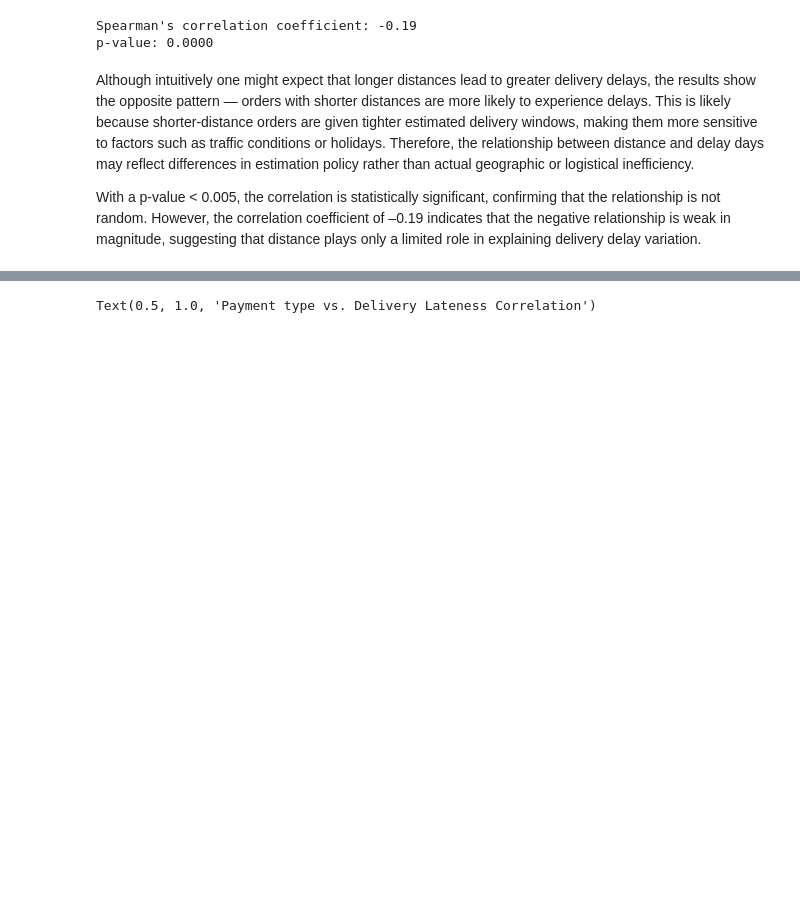
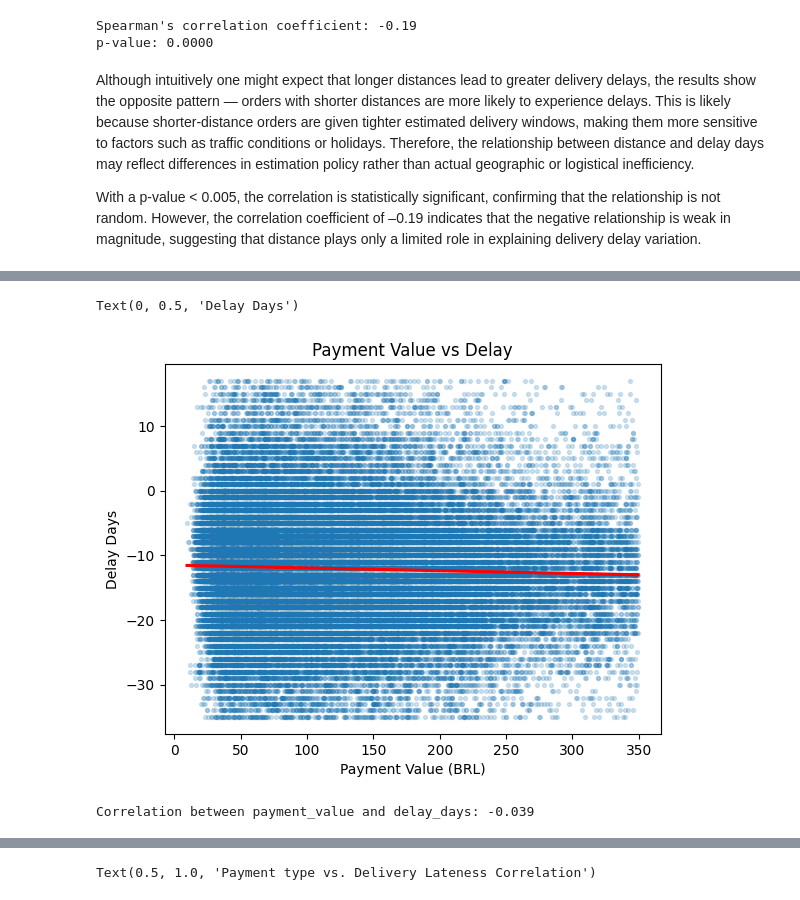
Before and after one commit to YunhuiDong/olist-delivery-satisfaction-team18, a Jupyter notebook: EDA.ipynb, the cells around one changed output, grey strips where cells are left out. Cells and saved outputs as stored; diff of their text form; code cells hidden in the pictures; blank space fills up the shorter version.

```diff
--- a/EDA.ipynb
+++ b/EDA.ipynb
@@ -666,0 +735,24 @@ suggesting that distance plays only a limited role in explaining delivery delay
+# %%
+# payment amount vs. Late delivery
+# Geographic distance between sellers and customers, and the delay days between estimated and actual delivery dates.
+
+price_delay_df = delivery_df.loc[delivery_df['payment_value'] < 6000, ['payment_value', 'delay_days']]
+
+sns.regplot(
+    data=price_delay_df,
+    x='payment_value',
+    y='delay_days',
+    scatter_kws={'alpha': 0.2, 's': 8},
+    line_kws={'color': 'red'}
+)
+plt.title('Payment Value vs Delay')
+plt.xlabel('Payment Value (BRL)')
+plt.ylabel('Delay Days')
+# %% [output]
+Text(0, 0.5, 'Delay Days')
+[figure, added]
+# %%
+corr = price_delay_df['payment_value'].corr(price_delay_df['delay_days'])
+print(f"Correlation between payment_value and delay_days: {corr:.3f}")
+# %% [output]
+Correlation between payment_value and delay_days: -0.039
```
Also changed, not shown: parts of 17 cells of this notebook.
